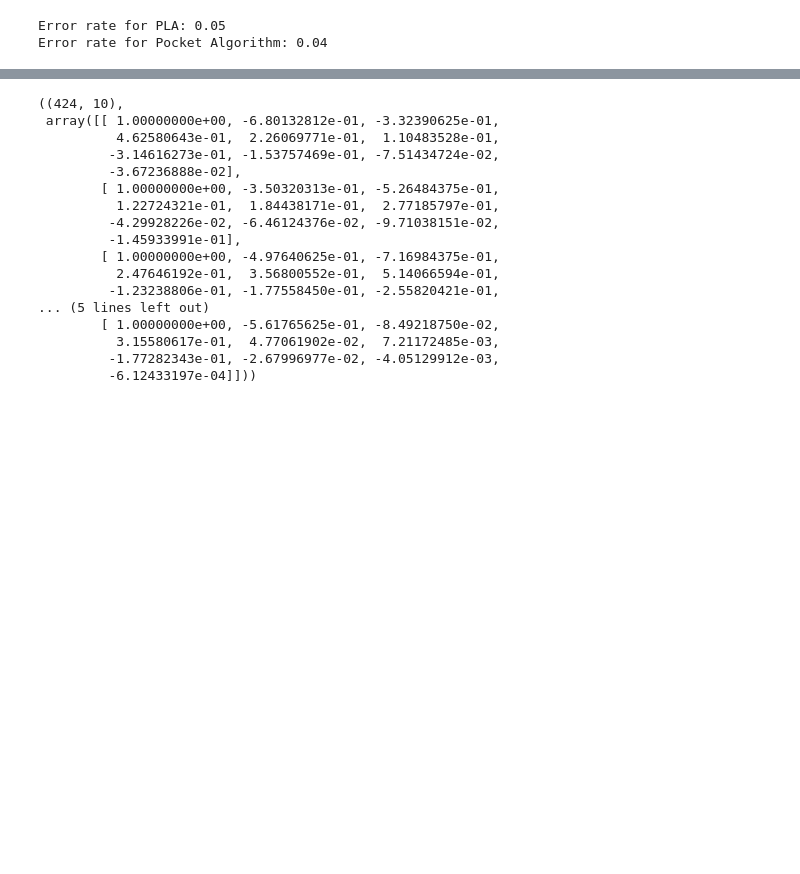
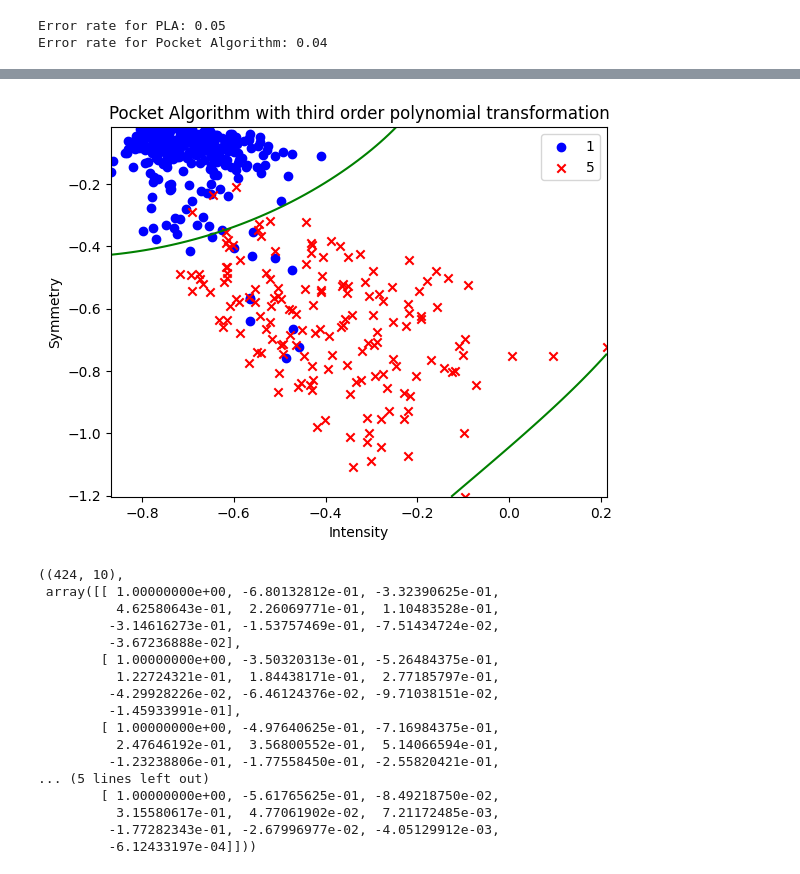
Before and after one commit to kwanqing/CMPE-257, a Jupyter notebook: Task_3.ipynb, the cells around one changed output, grey strips where cells are left out. Cells and saved outputs as stored; diff of their text form; code cells hidden in the pictures; blank space fills up the shorter version.

Commit message:
Make some changes on polynomial

```diff
--- a/Task_3.ipynb
+++ b/Task_3.ipynb
@@ -203,0 +199,11 @@ Error rate for Pocket Algorithm: 0.04
+# %%
+from sklearn.preprocessing import PolynomialFeatures
+
+# Stack the features
+x_train_original = np.column_stack((intensity_list_train, symmetry_list_train))
+
+poly = PolynomialFeatures(3)
+
+x_train_poly = poly.fit_transform(x_train_original)
+
+x_train_poly.shape, x_train_poly[:5]
@@ -204 +228,32 @@ Error rate for Pocket Algorithm: 0.04
+# %%
+# Run the Pocket Algorithm with fewer iterations
+w_pocket_transformed = pocket_algorithm(x_train_poly, y_train, max_iter=1000)
+
+# Scatter plot
+plt.scatter([intensity_list_test[i] for i in range(len(labels_test)) if labels_test[i] == 1],
+            [symmetry_list_test[i] for i in range(len(labels_test)) if labels_test[i] == 1],
+            label='1', color='blue', marker='o')
+
+plt.scatter([intensity_list_test[i] for i in range(len(labels_test)) if labels_test[i] == -1],
+            [symmetry_list_test[i] for i in range(len(labels_test)) if labels_test[i] == -1],
+            label='5', color='red', marker='x')
+
+# Plot decision boundary
+x_min, x_max = np.min(intensity_list_test), np.max(intensity_list_test)
+y_min, y_max = np.min(symmetry_list_test), np.max(symmetry_list_test)
+
+# Plot decision boundary
+xx, yy = np.meshgrid(np.linspace(x_min, x_max, 100), np.linspace(y_min, y_max, 100))
+Z = poly.transform(np.c_[xx.ravel(), yy.ravel()]).dot(w_pocket_transformed)
+Z = Z.reshape(xx.shape)
+
+plt.contour(xx, yy, Z, levels=[0], colors='green')
+
+plt.xlabel('Intensity')
+plt.ylabel('Symmetry')
+plt.legend()
+plt.title('Pocket Algorithm with third order polynomial transformation')
+plt.show()
+# %% [output]
+[figure, added]
 # %%
```
Also changed, not shown: parts of 6 cells of this notebook.
